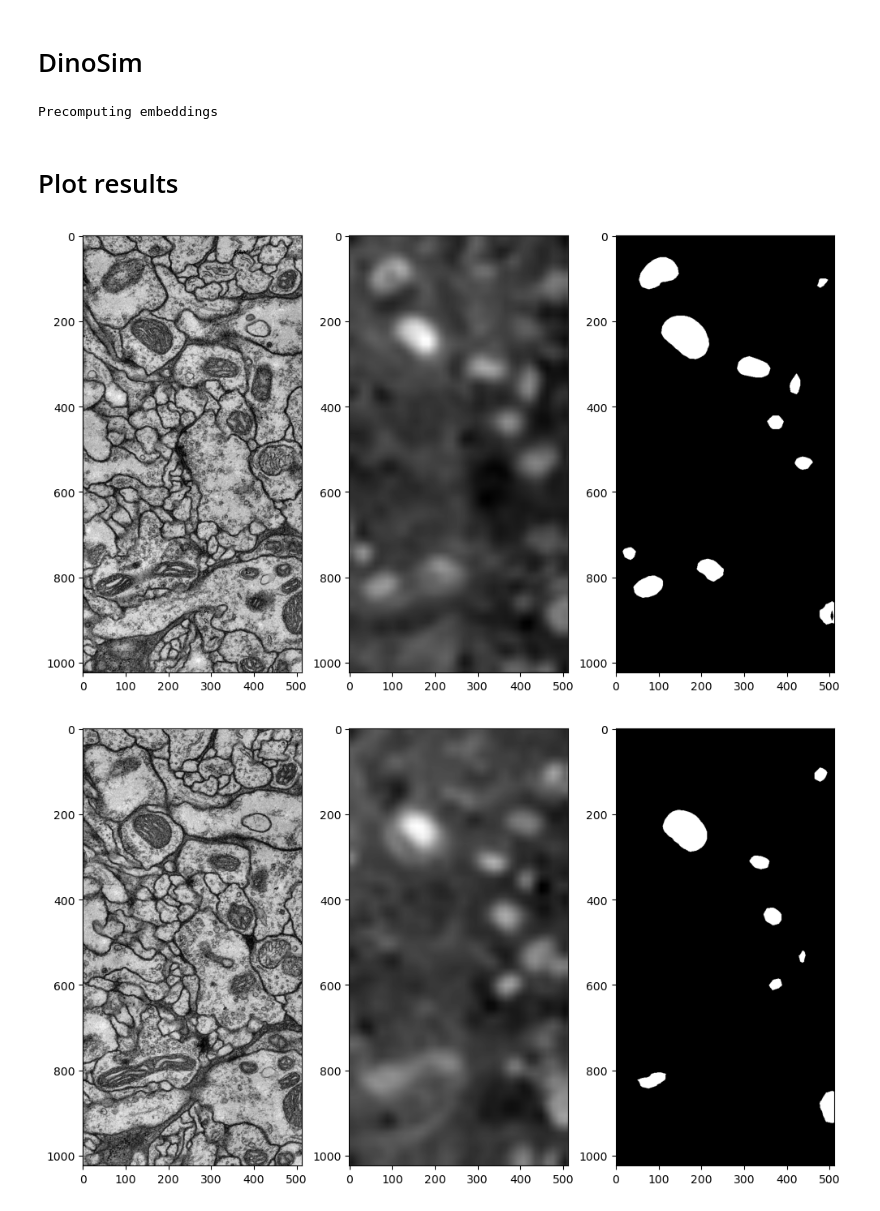
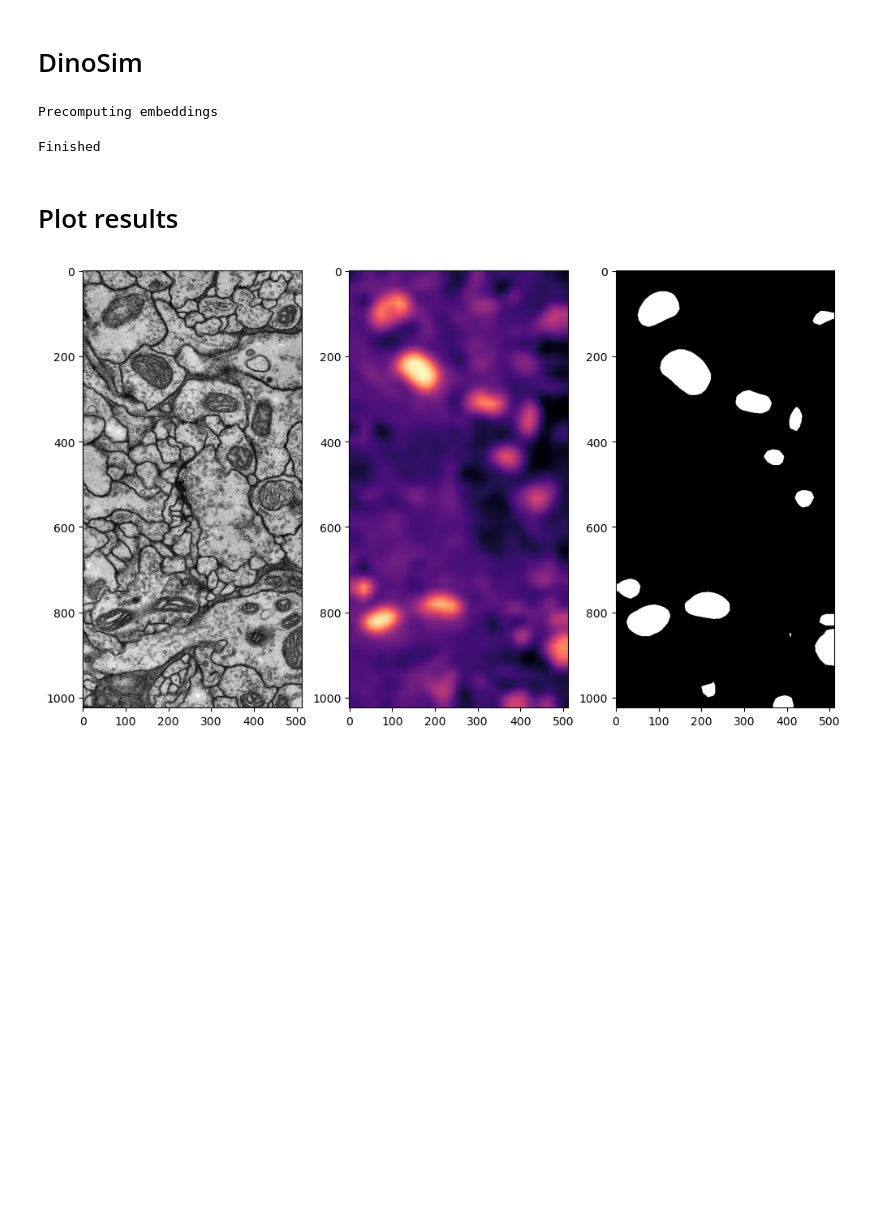
Before and after one commit to AAitorG/napari-DINOSim, a Jupyter notebook: src/dinoSim_example.ipynb, the cells around one changed output. Drawn from its saved outputs; the diff is of its cells as text; code cells hidden in the pictures; blank space fills up the shorter version.

```diff
--- a/src/dinoSim_example.ipynb
+++ b/src/dinoSim_example.ipynb
@@ -27,7 +26,7 @@ ds_path = '/content/drive/MyDrive/data/' #@param {type:"string"}
 dataset = 'VNC' #@param {type:"string"}
 
 #@markdown ### Post-processing Settings
-upsample = 1 #@param {type:"string", options:["Bilinear", "Nearest Neighbor", "None"], value-map:{Bilinear:1, "Nearest Neighbor":0, None:None}}
+upsample = "bilinear" #@param {type:"string", options:["bilinear", "Nearest Neighbor", "None"], value-map:{bilinear:"bilinear", "Nearest Neighbor": "nearest", None:None}}
 crop_shape = (512,512,1) #@param {type:"raw"}
 
 #@markdown ### Model Input Settings
@@ -59,22 +58,7 @@ model.eval()
 
 feat_dim = model_dims[model_size]
 
-trfm = get_transforms(resize_size=resize_size)
-def img_processing_f(x):
-    # input  tensor: [(b),h,w,c] uint8 (0-255)
-    # output tensor: [(b),c,h,w] float32 (0-1)
-    if len(x.shape) == 4:
-        if x.shape[-1] == 1:
-            x = x.repeat(1, 1, 1, 3)
-        x = x.permute(0,3,1,2)
-    else:
-        if x.shape[-1] == 1:
-            x = x.repeat(1, 1, 3)
-        x = x.permute(2,0,1)
-    x = x/255
-    return trfm(x)
-
-few_shot = DinoSim_pipeline(model, model.patch_size, device, img_processing_f,
+few_shot = DinoSim_pipeline(model, model.patch_size, device, get_img_processing_f(resize_size),
                              feat_dim, dino_image_size=resize_size )
 print("Model loaded")
 # %% [markdown]
@@ -94,9 +78,10 @@ plt.show()
 # %%
 #Post-processing
 kernel = gaussian_kernel(size=3, sigma=1)
-filter_f = lambda x: convolve(x[...,0], kernel)
+kernel = torch.tensor(kernel, dtype=torch.float32, device=device)
+filter_f = lambda x: torch_convolve(x, kernel)
 
-few_shot.delete_precomputed_embeddings()
+#few_shot.delete_precomputed_embeddings()
 # few_shot.delete_references()
 if not few_shot.emb_precomputed:
     few_shot.pre_compute_embeddings(train_dataset, overlap = (0,0), padding=(0,0), crop_shape=crop_shape, verbose=True, batch_size=5)
@@ -106,25 +91,25 @@ predictions = few_shot.distance_post_processing(distances, filter_f, upsampling_
 print("Finished")
 # %% [output]
 Precomputing embeddings
+Finished
 # %% [markdown]
 # Plot results
 # %%
 # select threshold
 threshold = .5
 
 for i in range(1):
     input_img = train_dataset[i]
     plt.figure(figsize=(12,7))
     plt.subplot(131)
     if input_img.shape[-1] == 1:
         plt.imshow(input_img[...,0], 'gray')
     else:
         plt.imshow(input_img)
     plt.subplot(132)
-    plt.imshow(predictions[i], 'gray')
+    plt.imshow(1-predictions[i], 'magma')
     plt.subplot(133)
-    plt.imshow(predictions[i] > threshold, 'gray')
+    plt.imshow(predictions[i] < threshold, 'gray')
     plt.show()
 # %% [output]
-[figure, old version]
+[figure, new version]
-[figure, removed]
```
Also changed, not shown: parts of 1 cell of this notebook, 9 other files.
